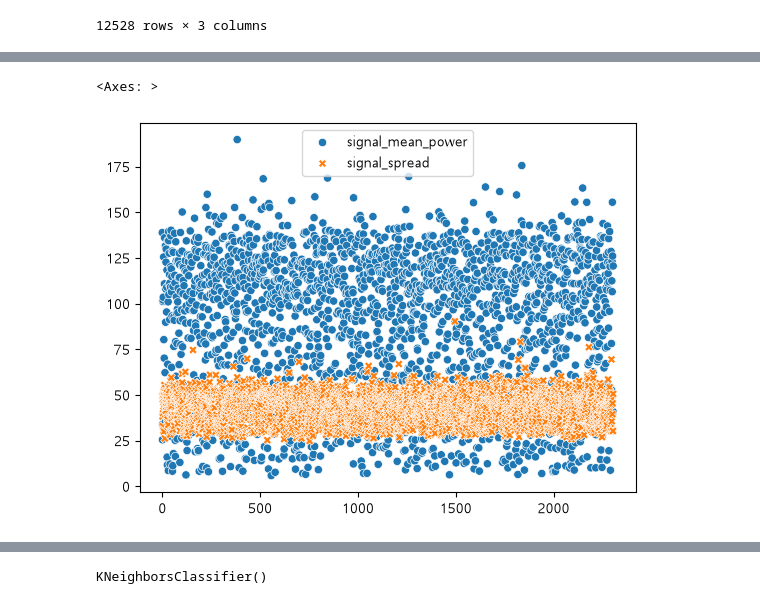
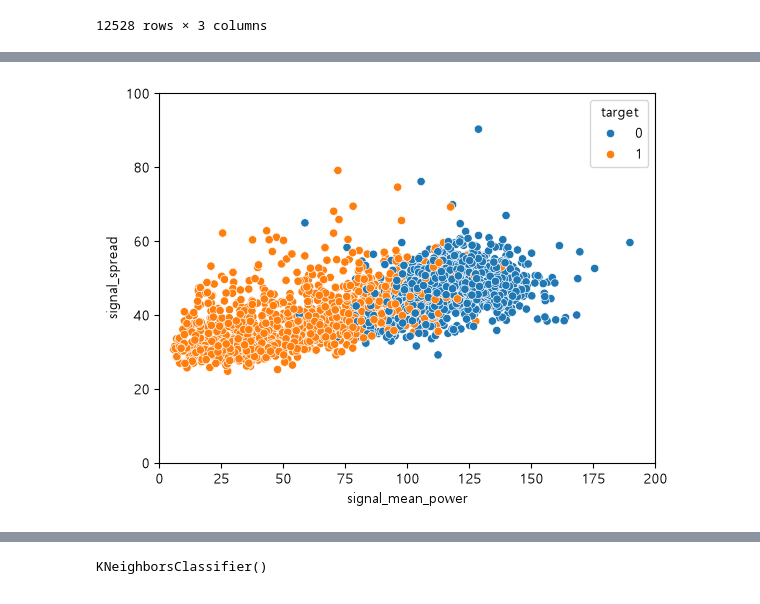
Before and after one commit to JiHyeokOh418/kdt-machine_learning, a Jupyter notebook: 5. KNN(펄서와 우주잡음).ipynb, the cells around one changed output, grey strips where cells are left out. Drawn from its saved outputs; the diff is of its cells as text; code cells hidden in the pictures.

```diff
--- a/5. KNN(펄서와 우주잡음).ipynb
+++ b/5. KNN(펄서와 우주잡음).ipynb
@@ -151,5 +193,0 @@ new_df.describe()
-# %%
-sns.scatterplot(new_df[['signal_mean_power','signal_spread']])
-# %% [output]
-<Axes: >
-[figure, removed]
@@ -158,0 +194,7 @@ y = new_df['target']
+# %%
+sns.scatterplot(star_df, x="signal_mean_power", y="signal_spread", hue="target")
+plt.xlim(0, 200)
+plt.ylim(0, 100)
+plt.show()
+# %% [output]
+[figure, added]
```
Also changed, not shown: parts of 61 cells of this notebook, 1 other file.
